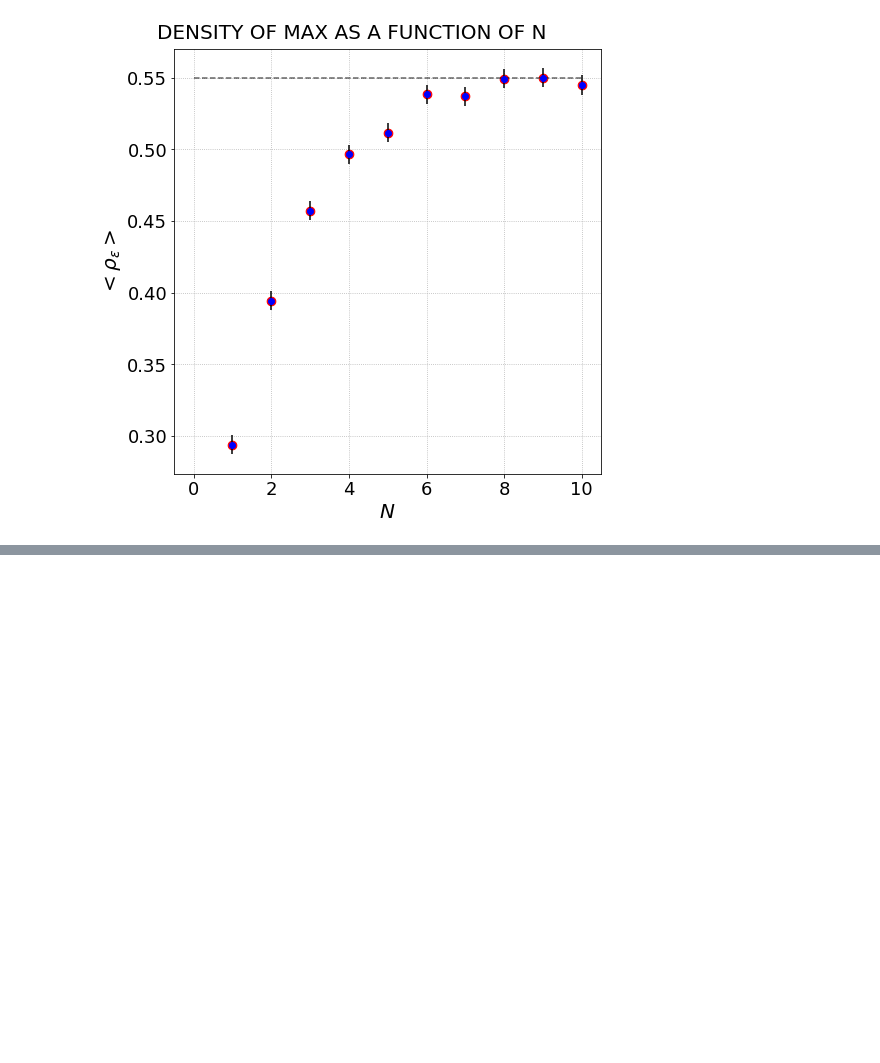
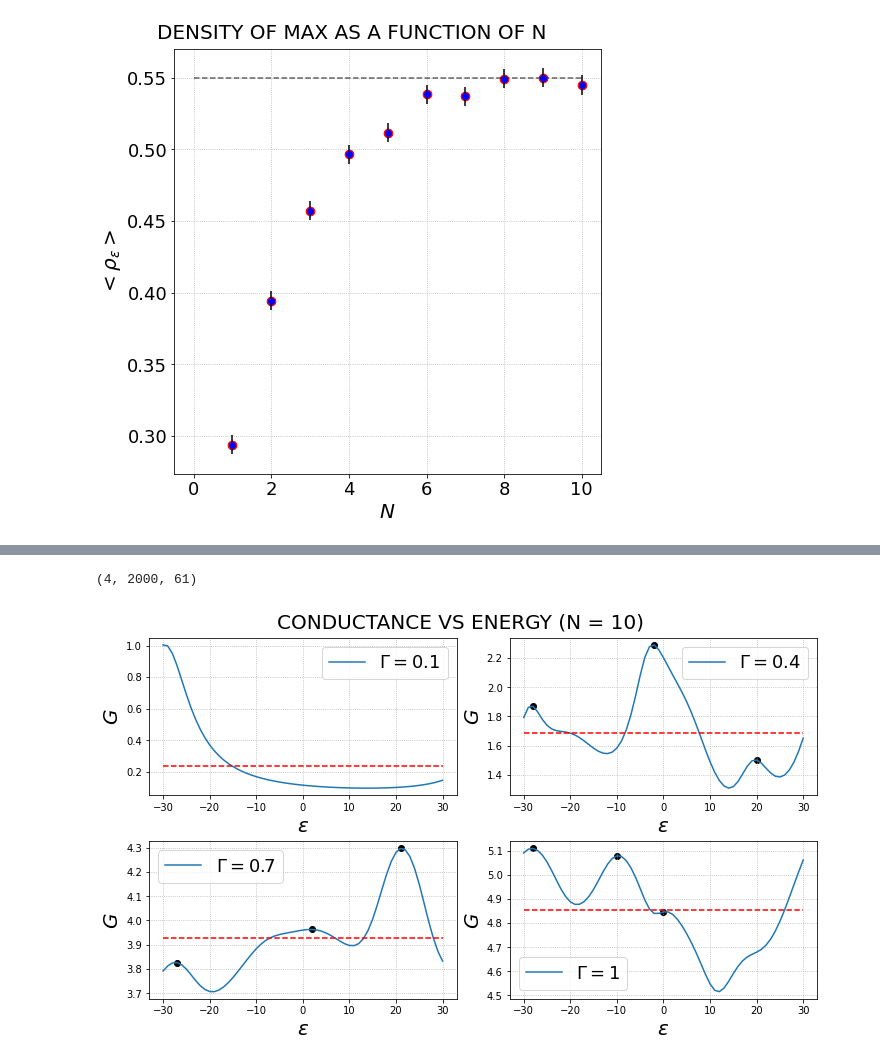
Before and after one commit to Rafffaelb/Schrodinger_Billiard, a Jupyter notebook: WignerDyson/Data_Analysis/Conductance_Energy.ipynb, the cells around one changed output, grey strips where cells are left out. Cells and saved outputs as stored; diff of their text form; code cells hidden in the pictures; blank space fills up the shorter version.

```diff
--- a/WignerDyson/Data_Analysis/Conductance_Energy.ipynb
+++ b/WignerDyson/Data_Analysis/Conductance_Energy.ipynb
@@ -143,0 +273,12 @@ axs.grid(linestyle = ':')
+# %%
+Conductance_Gamma_by_Energy_N10 = [None]*4
+
+Conductance_Gamma_by_Energy_N10[0] = list_G_10w[1]
+Conductance_Gamma_by_Energy_N10[1] = list_G_10w[4]
+Conductance_Gamma_by_Energy_N10[2] = list_G_10w[8]
+Conductance_Gamma_by_Energy_N10[3] = list_G_10w[10]
+
+Plot_Max(Conductance_Gamma_by_Energy_N10, 10, 0)
+# %% [output]
+(4, 2000, 61)
+[figure, added]
```
Also changed, not shown: parts of 15 cells of this notebook.
